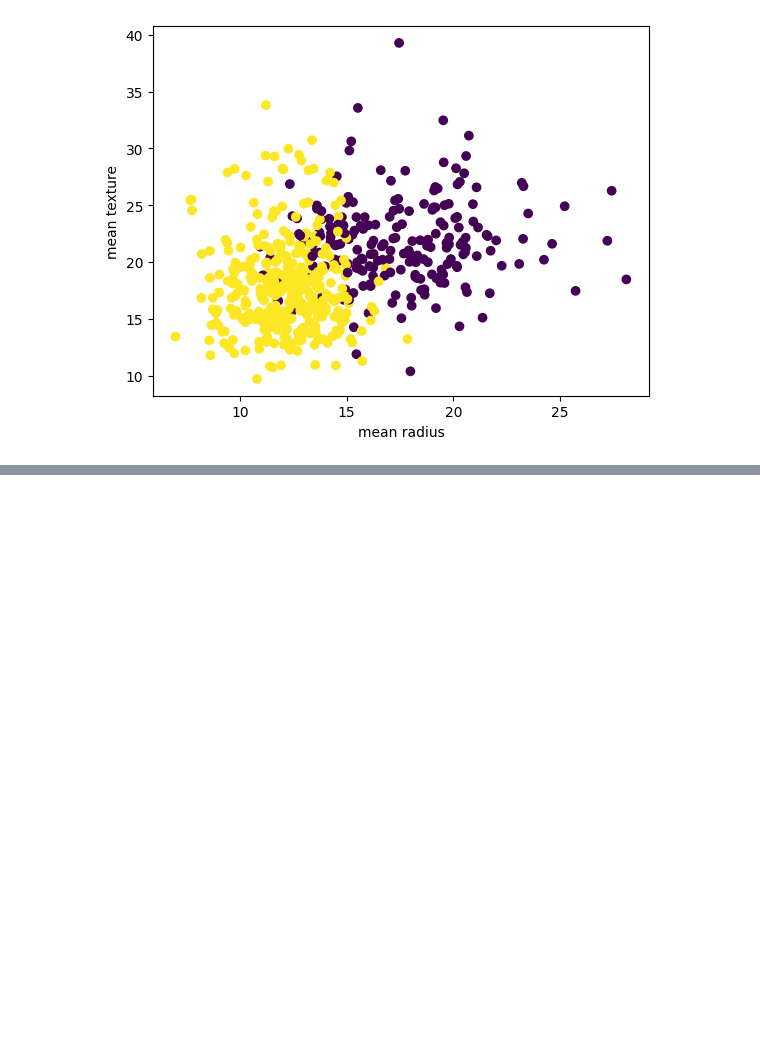
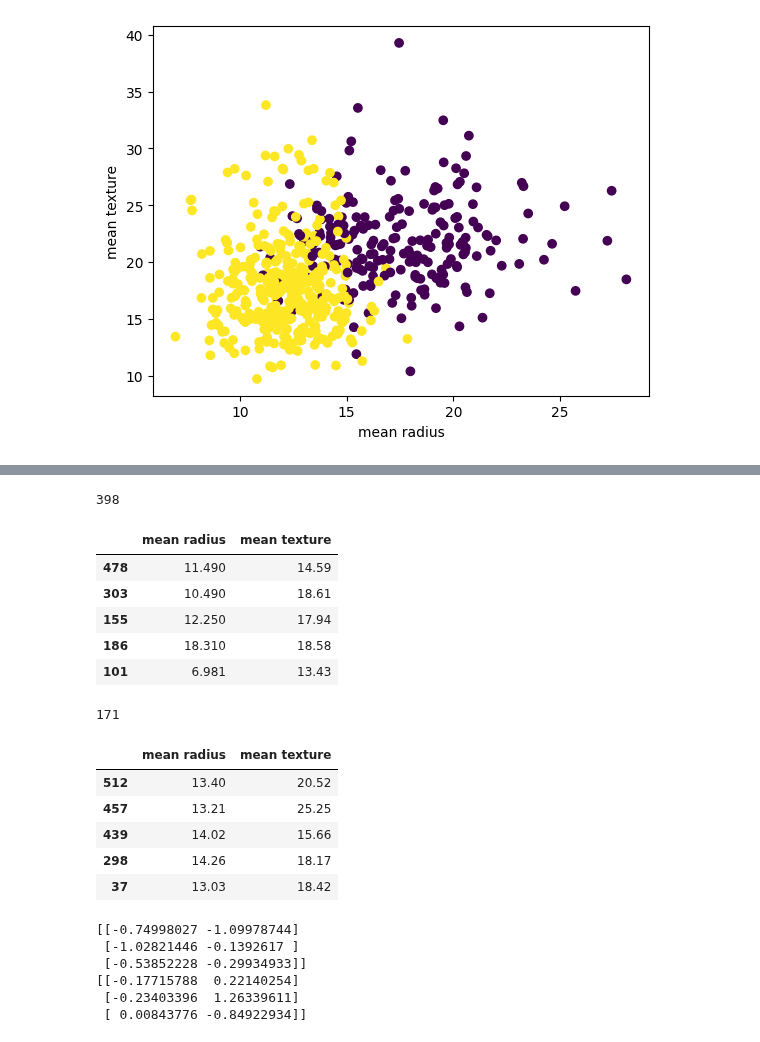
Before and after one commit to 1024xx4/ai_model_building_100, a Jupyter notebook: section07/section07.ipynb, the cells around one changed output, grey strips where cells are left out. Drawn from its saved outputs; the diff is of its cells as text; code cells hidden in the pictures; blank space fills up the shorter version.

```diff
--- a/section07/section07.ipynb
+++ b/section07/section07.ipynb
@@ -78,0 +101,42 @@ plt.show()
+# %%
+# Data-set を訓練用と Test 用に分割する
+from sklearn.model_selection import train_test_split
+
+X_train, X_test, y_train, y_test = train_test_split(X, y, test_size=0.3, random_state=0)
+
+print(len(X_train))
+display(X_train.head())
+print(len(X_test))
+display(X_test.head())
+# %% [output]
+398
+|  | mean radius | mean texture |
+| 478 | 11.490 | 14.59 |
+| 303 | 10.490 | 18.61 |
+| 155 | 12.250 | 17.94 |
+| 186 | 18.310 | 18.58 |
+| 101 | 6.981 | 13.43 |
+171
+|  | mean radius | mean texture |
+| 512 | 13.40 | 20.52 |
+| 457 | 13.21 | 25.25 |
+| 439 | 14.02 | 15.66 |
+| 298 | 14.26 | 18.17 |
+| 37 | 13.03 | 18.42 |
+# %%
+# Data の標準化
+from sklearn.preprocessing import StandardScaler
+
+scaler = StandardScaler()
+X_train_scaled = scaler.fit_transform(X_train)
+X_test_scaled = scaler.fit_transform(X_test)
+
+print(X_train_scaled[:3])
+print(X_test_scaled[:3])
+# %% [output]
+[[-0.74998027 -1.09978744]
+ [-1.02821446 -0.1392617 ]
+ [-0.53852228 -0.29934933]]
+[[-0.17715788  0.22140254]
+ [-0.23403396  1.26339611]
+ [ 0.00843776 -0.84922934]]
```
Also changed, not shown: parts of 2 cells of this notebook.
